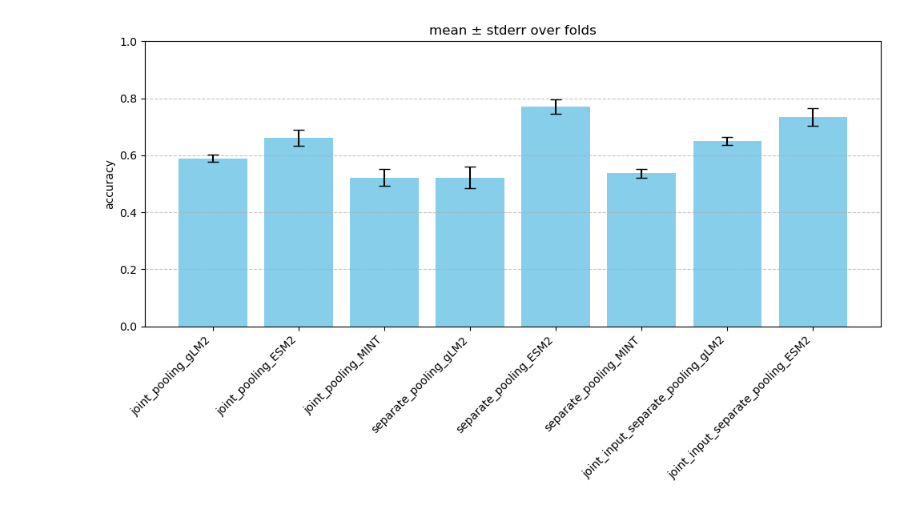
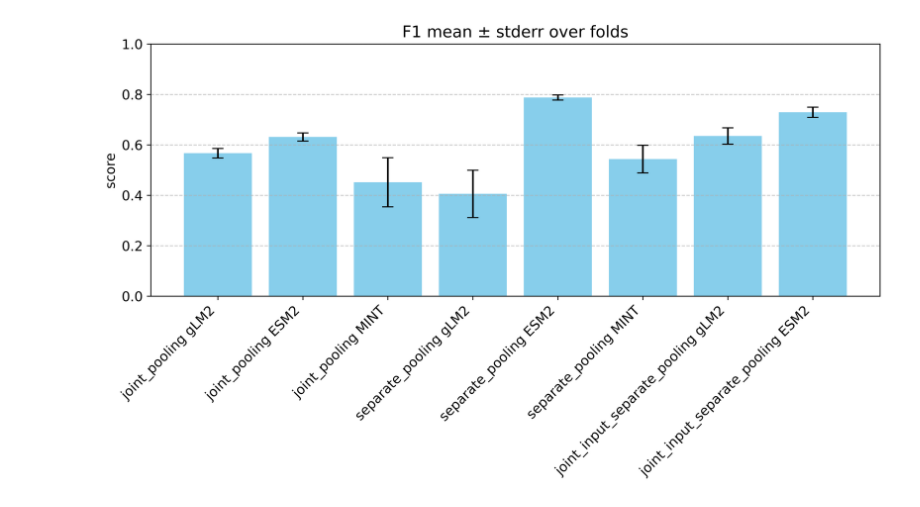
Before and after one commit to ievapudz/gLM_PPI_XAI, a Jupyter notebook: data_process/summarise_cv.ipynb, the cells around one changed output. Saved outputs shown, nothing was run; the diff lists cells and outputs as text; code cells hidden in the pictures.

Commit message:
Added plotting of the CV metrics and logging them all into a common file.

```diff
--- a/data_process/summarise_cv.ipynb
+++ b/data_process/summarise_cv.ipynb
@@ -9,6 +9,6 @@ from glob import glob
 base_dir = "/scicore/home/schwede/pudziu0000/projects/gLM/logs/gLM.models.PredictorPPI/PINDER/eubacteria_5_1024_512_species_heterodimers/"
 representations = ["joint_pooling", "separate_pooling", "joint_input_separate_pooling"]
 biolms = ["gLM2", "ESM2", "MINT"]
-metric_of_interest = "accuracy"  # Change to 'roc_auc', 'pr_auc', etc. if needed
 num_folds = 5        # Set the actual number of folds
+output_dir = "/scicore/home/schwede/pudziu0000/projects/gLM/outputs/predictions/gLM.models.PredictorPPI/PINDER/eubacteria_5_1024_512_species_heterodimers/batch_size_32/CV/"
 # %%
@@ -23,75 +137,18 @@ def get_accuracy(row):
 # %%
-# Container for results
-experiment_results = {}
+import matplotlib as mpl
 
-for representation in representations:
-    for biolm in biolms:
-        fold_metrics = []
-        for fold_num in range(num_folds):
-            # Define paths
-            fold_path = f"{base_dir}/{representation}/{biolm}/{fold_num}"
-            ckpt_path = glob(f"{fold_path}/checkpoints/model-epoch=*.ckpt")
+mpl.rcParams['figure.dpi'] = 600
+mpl.rcParams.update({'font.size': 12})
 
-            if not ckpt_path:
-                print(f"No checkpoint found for {representation}/{biolm}, fold {fold_num}")
-                continue
+if not os.path.exists(output_dir): os.makedirs(output_dir)
 
-            # Extract best epoch
-            match = re.search(r"model-epoch=(\d+)\.ckpt", os.path.basename(ckpt_path[0]))
-            if not match:
-                print(f"Could not extract epoch from checkpoint for {representation}/{biolm}, fold {fold_num}")
-                continue
-            best_epoch = int(match.group(1))
+df = initialise_df(representations, biolms, num_folds)
 
-            # Read metrics
-            metrics_file = os.path.join(fold_path, "metrics.csv")
-            if not os.path.isfile(metrics_file):
-                print(f"No metrics.csv found for exp {representation}/{biolm}, fold {fold_num}")
-                continue
-            df = pd.read_csv(metrics_file)
-
-            # Drop the first duplicate line of epoch 0
-            df = df[~((df.epoch == 0) & (df.index == df[df.epoch == 0].index.min()))]
-
-            # Get metric at best epoch
-            row = df[df.epoch == best_epoch]
-            if row.empty:
-                print(f"No data for best epoch {best_epoch} in {representation}/{biolm}, fold {fold_num}")
-                continue
-
-            if metric_of_interest == "accuracy":
-                required_cols = {"tn", "fp", "fn", "tp"}
-                if not required_cols.issubset(row.columns):
-                    print(f"Missing columns for accuracy in {representation}/{biolm}, fold {fold_num}")
-                    continue
-                metric_value = get_accuracy(row)
-            else:
-                metric_value = row[metric_of_interest].values[0]
-            fold_metrics.append(metric_value)
-
-        if fold_metrics:
-            experiment_results[f"{representation}_{biolm}"] = fold_metrics
-
-# Plotting
-means = []
-stderrs = []
-labels = []
-
-for model_type, metrics in experiment_results.items():
-    mean_val = sum(metrics) / len(metrics)
-    stderr_val = pd.Series(metrics).std()#/len(metrics)**(1/2)
-    means.append(mean_val)
-    stderrs.append(stderr_val)
-    labels.append(f"{model_type}")
-
-# Create bar plot with error bars
-plt.figure(figsize=(10, 6))
-plt.bar(labels, means, yerr=stderrs, capsize=5, color='skyblue')
-plt.ylabel(metric_of_interest)
-plt.xticks(rotation=45, ha='right')
-plt.title(f"mean ± stderr over folds")
-plt.grid(axis='y', linestyle='--', alpha=0.7)
-plt.ylim(0, 1)
-plt.tight_layout()
-plt.show()
+for metric_of_interest in ["mcc", "pr_auc", "roc_auc", "accuracy", "f1", "tn", "fp", "fn", "tp"]:
+    results, epochs, metrics_arr, best_epochs_arr = get_metric_of_interest_values(representations, biolms, metric_of_interest, num_folds)
+    df["best_epoch"] = best_epochs_arr
+    df[metric_of_interest] = metrics_arr
+    if(metric_of_interest not in ["tn", "fp", "fn", "tp"]):
+        means, stderrs, labels = get_performance_stats(results)
+        plot_stats(means, stderrs, labels, metric_of_interest, output_dir)
 # %% [output]
@@ -115 +177 @@ No checkpoint found for joint_input_separate_pooling/MINT, fold 4
-[figure, old version]
+[figure, new version]
```
Also changed, not shown: parts of 3 cells of this notebook.
